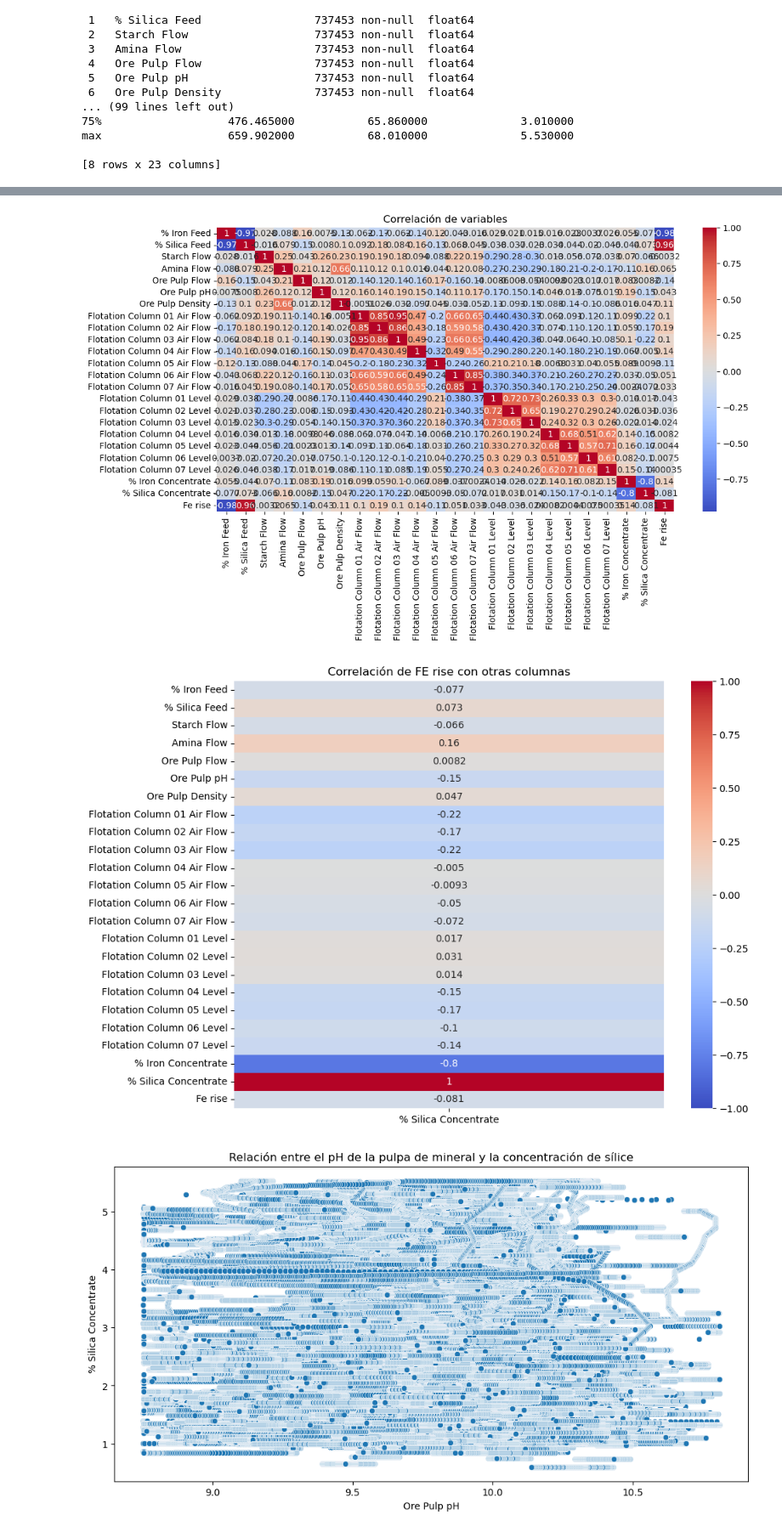
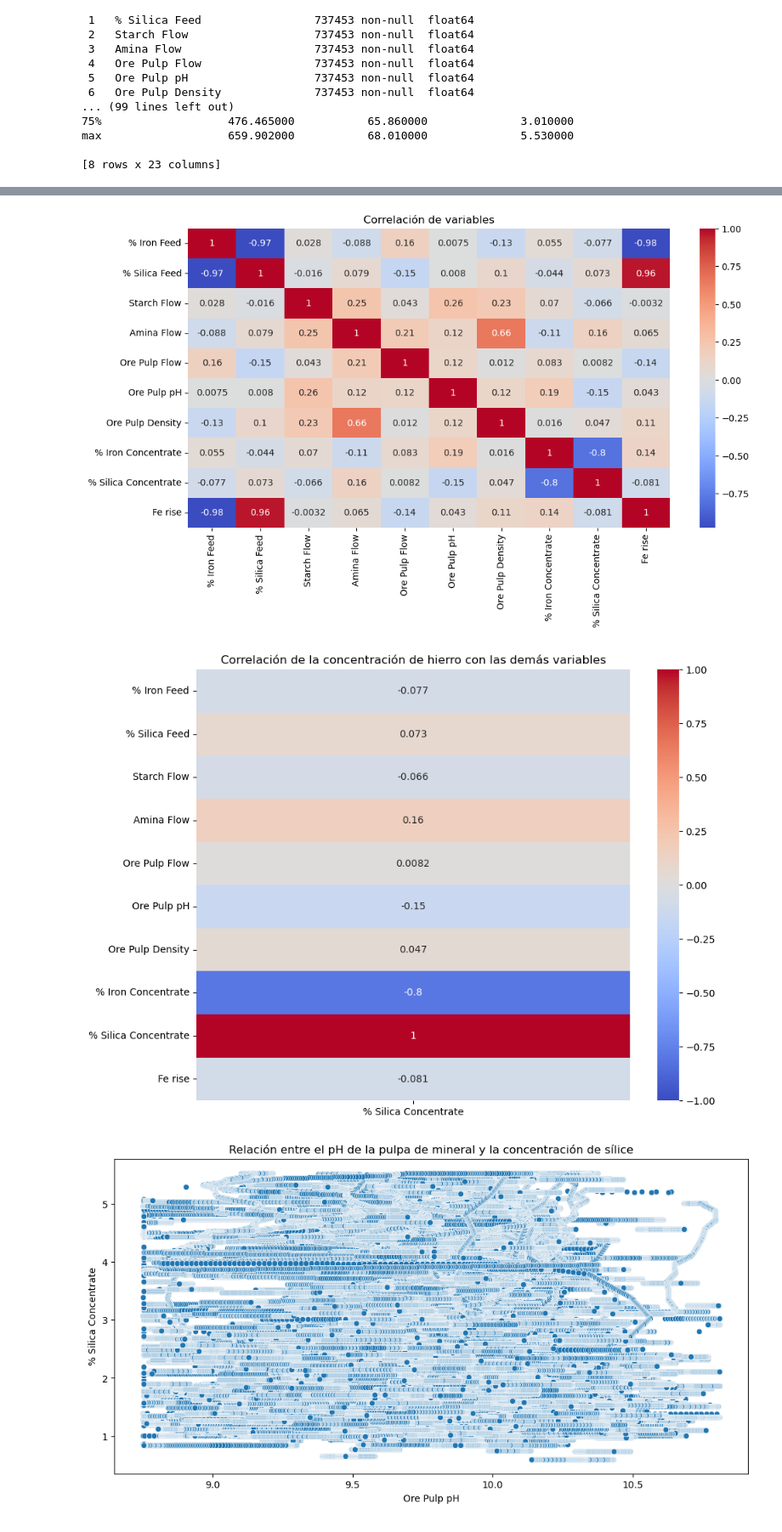
Before and after one commit to JohnLopez15/Mineria_2, a Jupyter notebook: notebook.ipynb, the cells around one changed output, grey strips where cells are left out. Shown at 85% size. Cells and saved outputs as stored; diff of their text form; code cells hidden in the pictures.

Commit message:
Filtrado de variables y analisis sil concentrate

```diff
--- a/notebook.ipynb
+++ b/notebook.ipynb
@@ -46,3 +61,9 @@ max                   659.902000           68.010000              5.530000
+# %%
+#se genera una lista de las columnas que seran tenidas en cuenta
+columnas = ['% Iron Feed', '% Silica Feed', 'Starch Flow', 'Amina Flow',
+       'Ore Pulp Flow', 'Ore Pulp pH', 'Ore Pulp Density',
+       '% Iron Concentrate', '% Silica Concentrate']
+data_01 = data_01[columnas]
 # %%
 
 data_01["Fe rise"] = (data_01["% Iron Concentrate"] - data_01["% Iron Feed"])/data_01["% Iron Feed"]
@@ -51,7 +72,7 @@ sns.heatmap(data_01.corr(), annot=True, cmap='coolwarm')
 plt.title('Correlación de variables')
 plt.show()
 # %% [output]
-[figure, old version]
+[figure, new version]
 # %%
 # plt.figure(figsize=(12, 6))
 # sns.lineplot(data=data_01, x='date', y='Fe rise')
@@ -60,14 +81,14 @@ plt.show()
 # %%
 correlation_matrix = data_01.corr()
 fe_rise_correlation = correlation_matrix[['% Silica Concentrate']]
 
 # Graficar la correlación
 plt.figure(figsize=(10, 8))
 sns.heatmap(fe_rise_correlation, annot=True, cmap='coolwarm', vmin=-1, vmax=1)
-plt.title('Correlación de FE rise con otras columnas')
+plt.title('Correlación de la concentración de hierro con las demás variables')
 plt.show()
 # %% [output]
-[figure, old version]
+[figure, new version]
 # %%
 plt.figure(figsize=(12, 6))
 sns.scatterplot(data=data_01, x='Ore Pulp pH', y='% Silica Concentrate')
```
Also changed, not shown: parts of 8 cells of this notebook.
